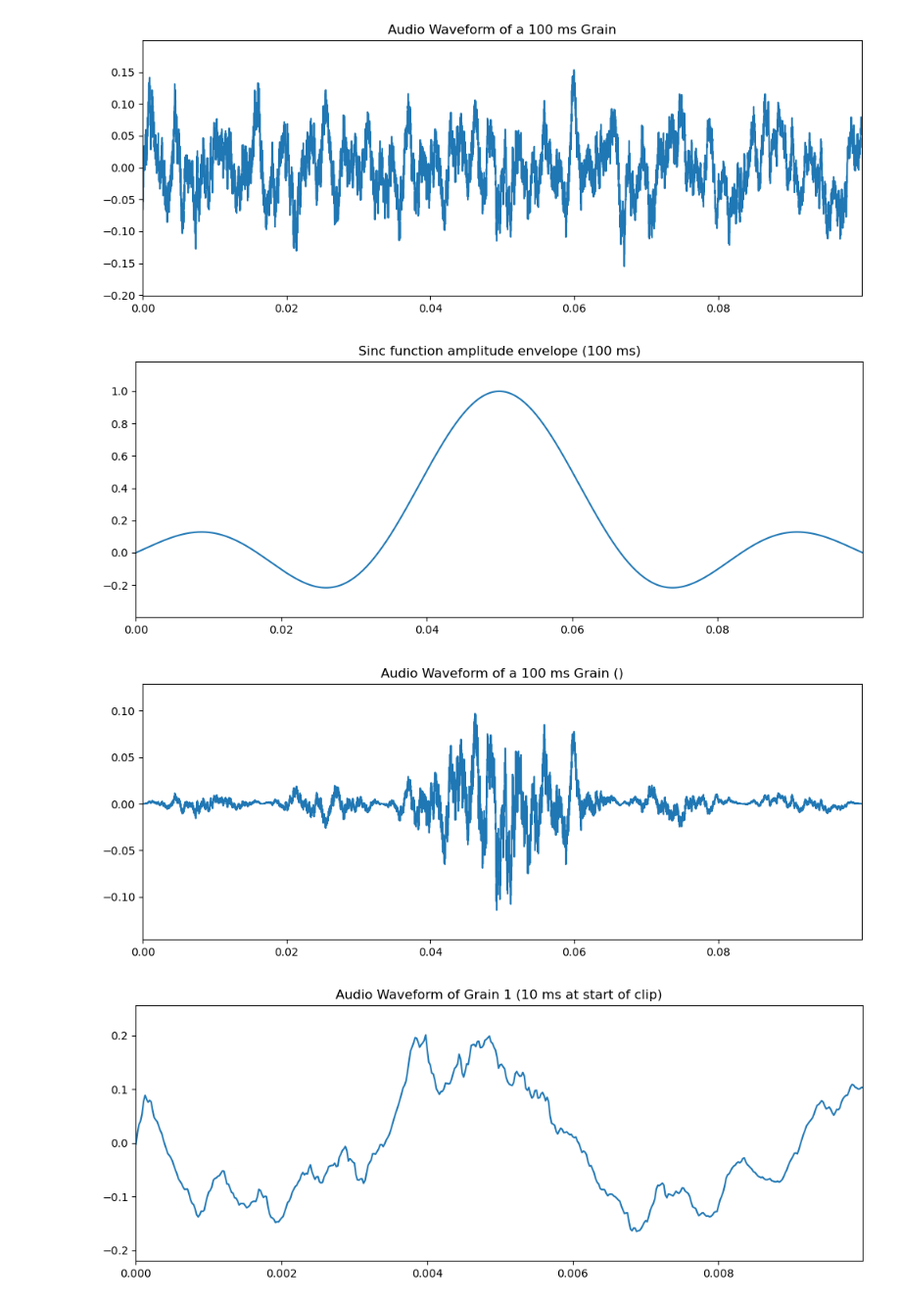
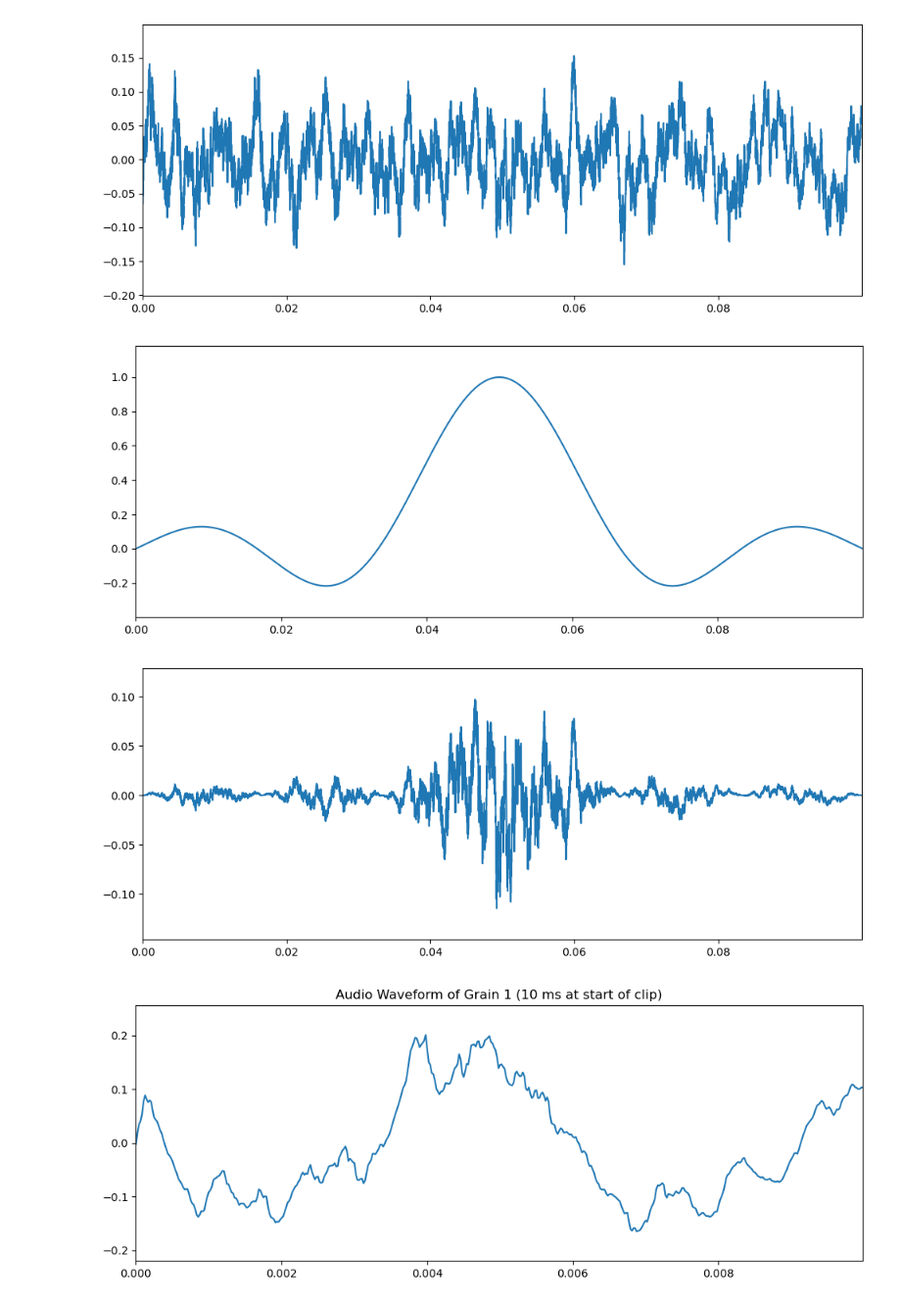
Before and after one commit to HippolyteLC/Foundmusic, a Jupyter notebook: notebooks/010_poster_visualizations.ipynb, the cells around one changed output. Shown at 98% size. Cells and saved outputs as stored; diff of their text form; code cells hidden in the pictures.

```diff
--- a/notebooks/010_poster_visualizations.ipynb
+++ b/notebooks/010_poster_visualizations.ipynb
@@ -73,11 +84,11 @@ plt.savefig(save_dir + "waveform_plot_grain_40ms.pdf", dpi=300)
 fig, ax = plt.subplots(figsize=(10, 4))
 fill_wave(grain_3, samplate=sr, axes=ax)
 
-plt.title("Audio Waveform of a 100 ms Grain")
+# plt.title("Audio Waveform of a 100 ms Grain")
 plt.tight_layout()
-plt.savefig(save_dir + "waveform_plot_grain_100ms.pdf", dpi=300)
+plt.savefig(save_dir + "waveform_plot_grain_100ms.png", dpi=300)
 # %% [output]
-[figure, old version]
+[figure, new version]
 # %%
 from grains.helpers import sinc_envelope
 
@@ -87,25 +98,25 @@ enveloped_grain = np.ones(4800) * sinc_envelope(len(grain_3))
 fig, ax = plt.subplots(figsize=(10, 4))
 fill_wave(enveloped_grain, samplate=sr, axes=ax)
 
-plt.title("Sinc function amplitude envelope (100 ms)")
+# plt.title("Sinc function amplitude envelope (100 ms)")
 plt.tight_layout()
 plt.savefig(save_dir + "waveform_plot_envelope_100ms.pdf", dpi=300)
 # %% [output]
-[figure, old version]
+[figure, new version]
 # %%
 from grains.helpers import sinc_envelope
 
 
 enveloped_grain = grain_3 * sinc_envelope(len(grain_3))
 
 fig, ax = plt.subplots(figsize=(10, 4))
 fill_wave(enveloped_grain, samplate=sr, axes=ax)
 
-plt.title("Audio Waveform of a 100 ms Grain ()")
+# plt.title("Audio Waveform of a 100 ms Grain ()")
 plt.tight_layout()
 plt.savefig(save_dir + "waveform_plot_grain_100ms_enveloped.pdf", dpi=300)
 # %% [output]
-[figure, old version]
+[figure, new version]
 # %%
 fig, ax = plt.subplots(figsize=(10, 4))
 fill_wave(grain_1, samplate=sr, axes=ax)
```
Also changed, not shown: parts of 8 cells of this notebook, 17 other files.
